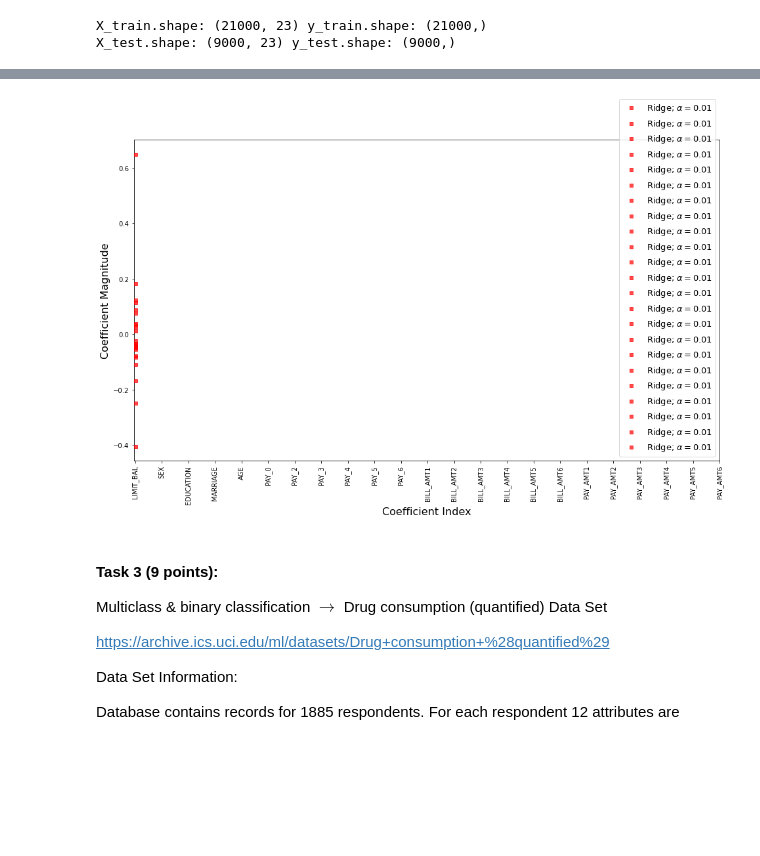
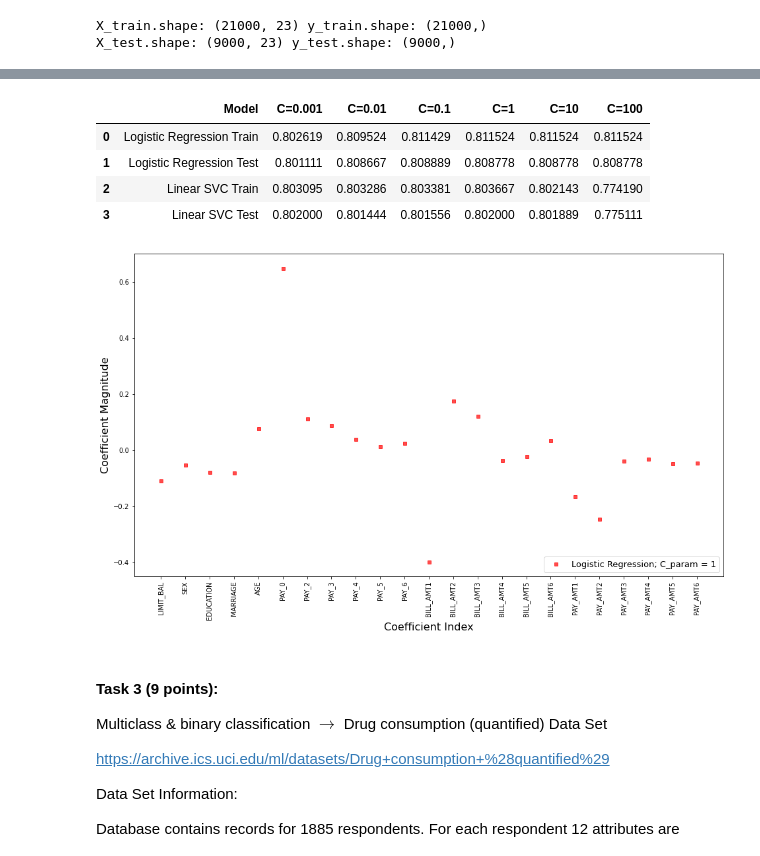
Before and after one commit to martinel-UAS/projects, a Jupyter notebook: Assignment_1/Assignment_1.ipynb, the cells around one changed output, grey strips where cells are left out. Saved outputs shown, nothing was run; the diff lists cells and outputs as text; code cells hidden in the pictures; blank space fills up the shorter version.

```diff
--- a/Assignment_1/Assignment_1.ipynb
+++ b/Assignment_1/Assignment_1.ipynb
@@ -226,16 +225,53 @@ Accuracy of the binary classification = 0.802
+# %%
+# Perform a simple manual optimization for one of the default parameters (at least 5 different values)
+C_param_range = [0.001,0.01,0.1,1,10,100]
+models = ["Logistic Regression Train", "Logistic Regression Test", "Linear SVC Train", "Linear SVC Test"]
+
+log_reg_score_train = []
+log_reg_score_test = []
+lin_svc_score_train = []
+lin_svc_score_test = []
+
+r2_dataset = pd.DataFrame()
+r2_dataset["Model"] = models
+
+for C_param in C_param_range:
+
+    log_reg = LogisticRegression(C=C_param).fit(X_train, y_train)
+    lin_svc = LinearSVC(C=C_param).fit(X_train, y_train)
+
+    log_reg_score_train.append(log_reg.score(X_train, y_train))
+    log_reg_score_test.append(log_reg.score(X_test, y_test))
+
+    lin_svc_score_train.append(lin_svc.score(X_train, y_train))
+    lin_svc_score_test.append(lin_svc.score(X_test, y_test))
+
+    r2_dataset[f"C={C_param}"] = [
+        log_reg.score(X_train, y_train),
+        log_reg.score(X_test, y_test),
+        lin_svc.score(X_train, y_train),
+        lin_svc.score(X_test, y_test)
+                            ]
+
+r2_dataset
+# %% [output]
+|  | Model | C=0.001 | C=0.01 | C=0.1 | C=1 | C=10 | C=100 |
+| 0 | Logistic Regression Train | 0.802619 | 0.809524 | 0.811429 | 0.811524 | 0.811524 | 0.811524 |
+| 1 | Logistic Regression Test | 0.801111 | 0.808667 | 0.808889 | 0.808778 | 0.808778 | 0.808778 |
+| 2 | Linear SVC Train | 0.803095 | 0.803286 | 0.803381 | 0.803667 | 0.802143 | 0.774190 |
+| 3 | Linear SVC Test | 0.802000 | 0.801444 | 0.801556 | 0.802000 | 0.801889 | 0.775111 |
 # %%
-# Plot the coefficient magnitudes for the best model (Ridge - alpha 0.01)
-# Separate dependent and independent variables
-# X = df.drop('Target',axis=1)
+# Plot the coefficient magnitudes for the best model (Logisctic Regression - alpha 0.01)
+log_reg = LogisticRegression(C=1).fit(X_train, y_train)
 names = list(df.drop('Target',axis=1).columns)
-plt.plot(log_reg.coef_,alpha=0.7,linestyle='none',marker='s',markersize=5,color='red',label=r'Ridge; $\alpha = 0.01$',zorder=7)
+plt.plot(log_reg.coef_.T,alpha=0.7,linestyle='none',marker='s',markersize=5,color='red',label=r'Logistic Regression; C_param = 1',zorder=7)
 plt.xlabel('Coefficient Index',fontsize=16)
 plt.ylabel('Coefficient Magnitude',fontsize=16)
 plt.xticks(range(len(names)), names, rotation=90)
 plt.legend(fontsize=13,loc=4)
 plt.show()
 # %% [output]
-[figure, old version]
+[figure, new version]
 # %% [markdown]
 #### Task 3 (9 points):
 
```
Also changed, not shown: parts of 6 cells of this notebook.
